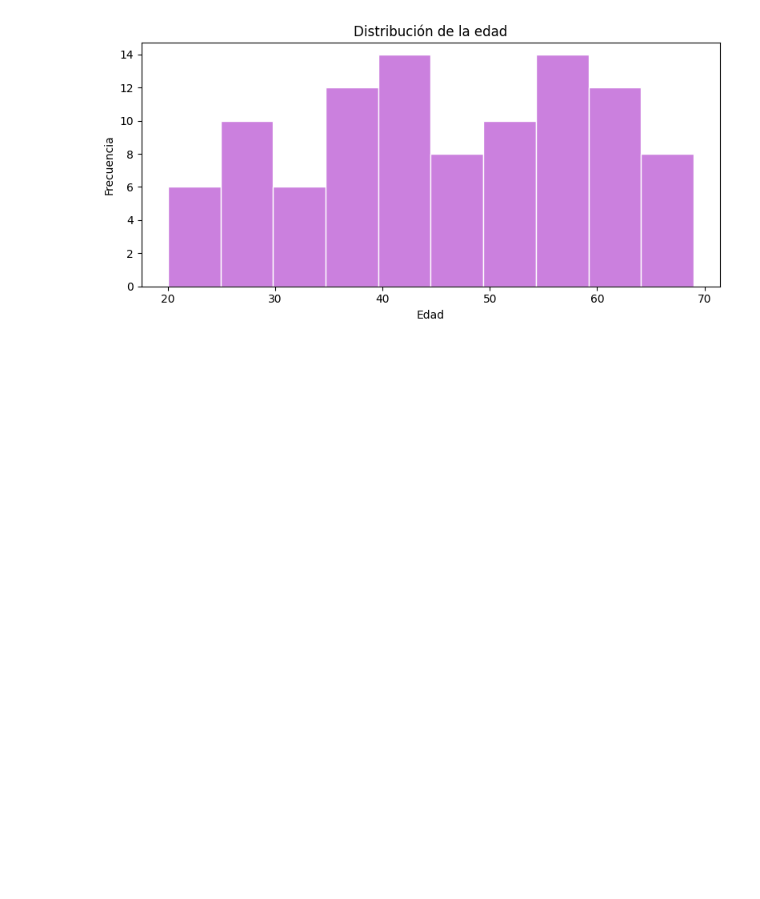
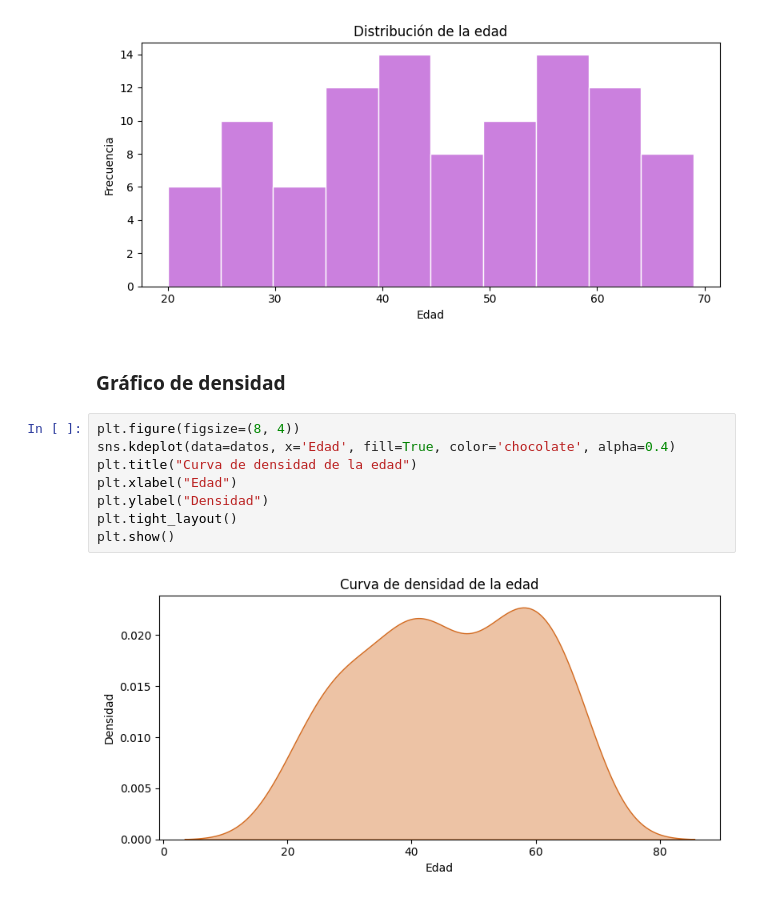
Before and after one commit to jeguns/EP7192, a Jupyter notebook: Capitulo 1/Unidad_1_Python.ipynb, the cells around one changed output. Saved outputs shown, nothing was run; the diff lists cells and outputs as text; blank space fills up the shorter version.

```diff
--- a/Capitulo 1/Unidad_1_Python.ipynb
+++ b/Capitulo 1/Unidad_1_Python.ipynb
@@ -681,3 +688,15 @@ plt.tight_layout()
 plt.show()
 # %% [output]
 [figure]
+# %% [markdown]
+### Gráfico de densidad
+# %%
+plt.figure(figsize=(8, 4))
+sns.kdeplot(data=datos, x='Edad', fill=True, color='chocolate', alpha=0.4)
+plt.title("Curva de densidad de la edad")
+plt.xlabel("Edad")
+plt.ylabel("Densidad")
+plt.tight_layout()
+plt.show()
+# %% [output]
+[figure, added]
```
Also changed, not shown: parts of 12 cells of this notebook.
